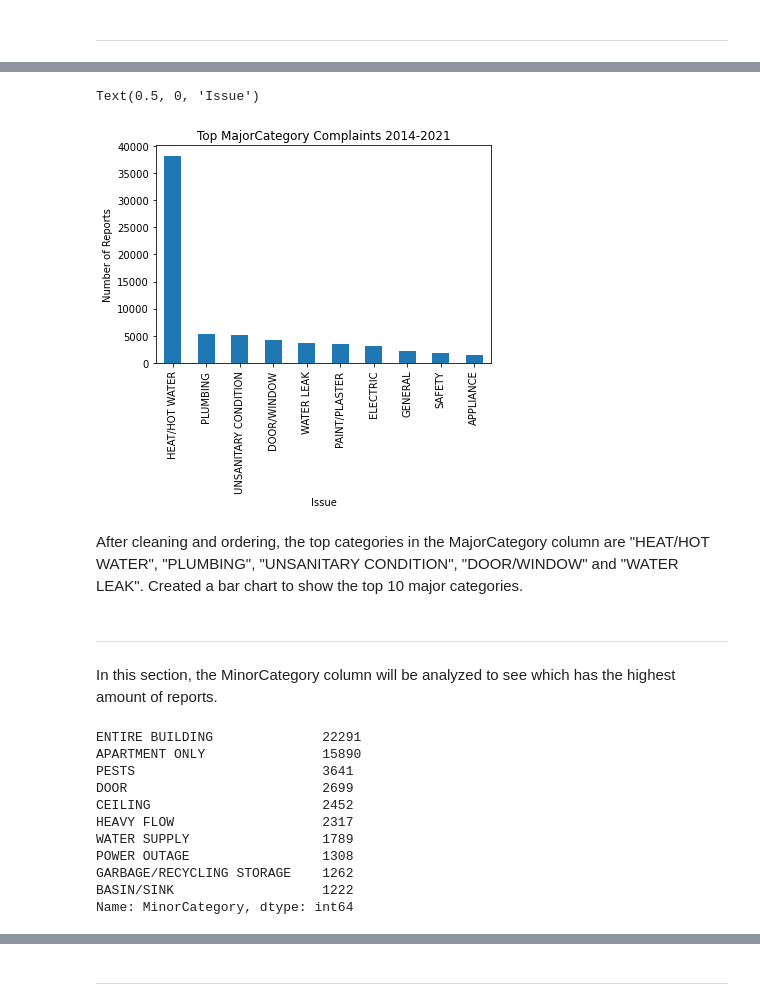
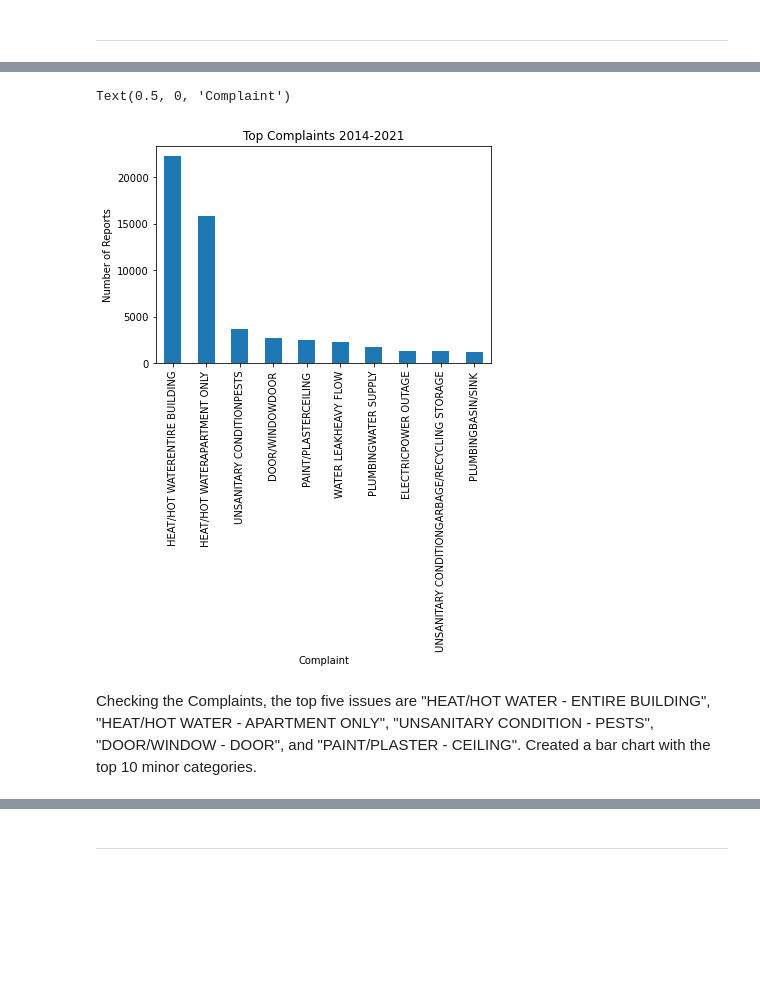
Before and after one commit to CahhBrownsville/Brownsville-project, a Jupyter notebook: Brownsville.csv analysis and visualizations.ipynb, the cells around one changed output, grey strips where cells are left out. Saved outputs shown, nothing was run; the diff lists cells and outputs as text; code cells hidden in the pictures; blank space fills up the shorter version.

Commit message:
Add files via upload
Created column "Complaints" (combination of MajorCategory and MinorCategory columns), added some documentation, fixed some spelling mistakes and incorrect labels

```diff
--- a/Brownsville.csv analysis and visualizations.ipynb
+++ b/Brownsville.csv analysis and visualizations.ipynb
@@ -41,0 +58,3 @@ Duplicate ComplaintIDs were removed because there were multiple values that repe
+# %%
+#combines "MajorCategory" and "MinorCategory" columns
+rdbrownsville["Complaints"] = rdbrownsville["MajorCategory"] + rdbrownsville["MinorCategory"]
@@ -66,29 +95,12 @@ sorted_cat = rdbrownsville.sort_values("MajorCategory", ascending = True)
 # %%
-majorcat_values = rdbrownsville["MajorCategory"].value_counts().head(10)
-majorcat_values.plot(kind = "bar")
-plt.title("Top MajorCategory Complaints 2014-2021")
+#creating a bar chart to display the top complaints, added .head(10) to shrink results to 10 so it wouldn't be too crowded
+com_values = rdbrownsville["Complaints"].value_counts().head(10)
+com_values.plot(kind = "bar")
+plt.title("Top Complaints 2014-2021")
 plt.ylabel("Number of Reports")
-plt.xlabel("Issue")
+plt.xlabel("Complaint")
 # %% [output]
-Text(0.5, 0, 'Issue')
+Text(0.5, 0, 'Complaint')
-[figure, old version]
+[figure, new version]
 # %% [markdown]
-After cleaning and ordering, the top categories in the MajorCategory column are "HEAT/HOT WATER", "PLUMBING", "UNSANITARY CONDITION", "DOOR/WINDOW" and "WATER LEAK". Created a bar chart to show the top 10 major categories.
+Checking the Complaints, the top five issues are "HEAT/HOT WATER - ENTIRE BUILDING", "HEAT/HOT WATER - APARTMENT ONLY", "UNSANITARY CONDITION - PESTS", "DOOR/WINDOW - DOOR", and "PAINT/PLASTER - CEILING". Created a bar chart with the top 10 minor categories.
-# %% [markdown]
---------------
-# %% [markdown]
-In this section, the MinorCategory column will be analyzed to see which has the highest amount of reports.
-# %%
-rdbrownsville["MinorCategory"].value_counts().head(10)
-# %% [output]
-ENTIRE BUILDING              22291
-APARTMENT ONLY               15890
-PESTS                        3641
-DOOR                         2699
-CEILING                      2452
-HEAVY FLOW                   2317
-WATER SUPPLY                 1789
-POWER OUTAGE                 1308
-GARBAGE/RECYCLING STORAGE    1262
-BASIN/SINK                   1222
-Name: MinorCategory, dtype: int64
```
Also changed, not shown: parts of 119 cells of this notebook.
